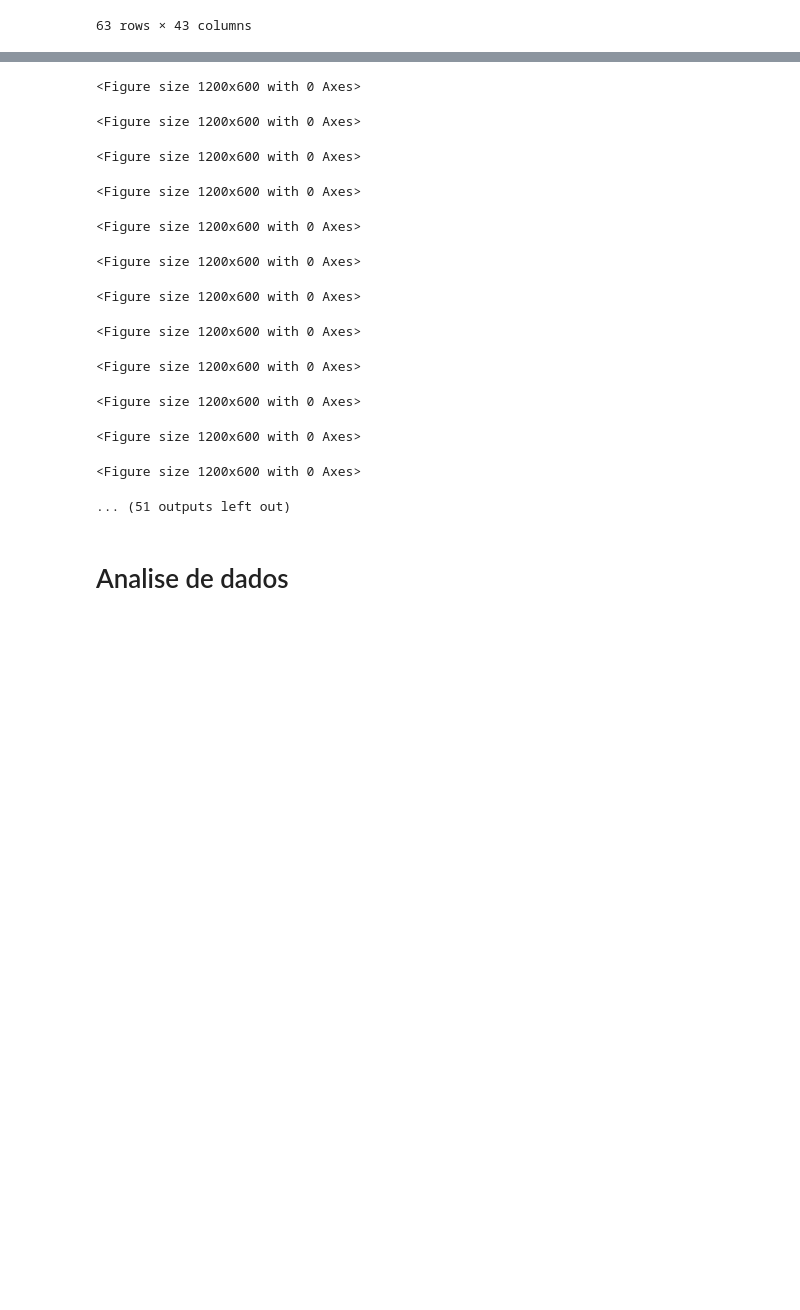
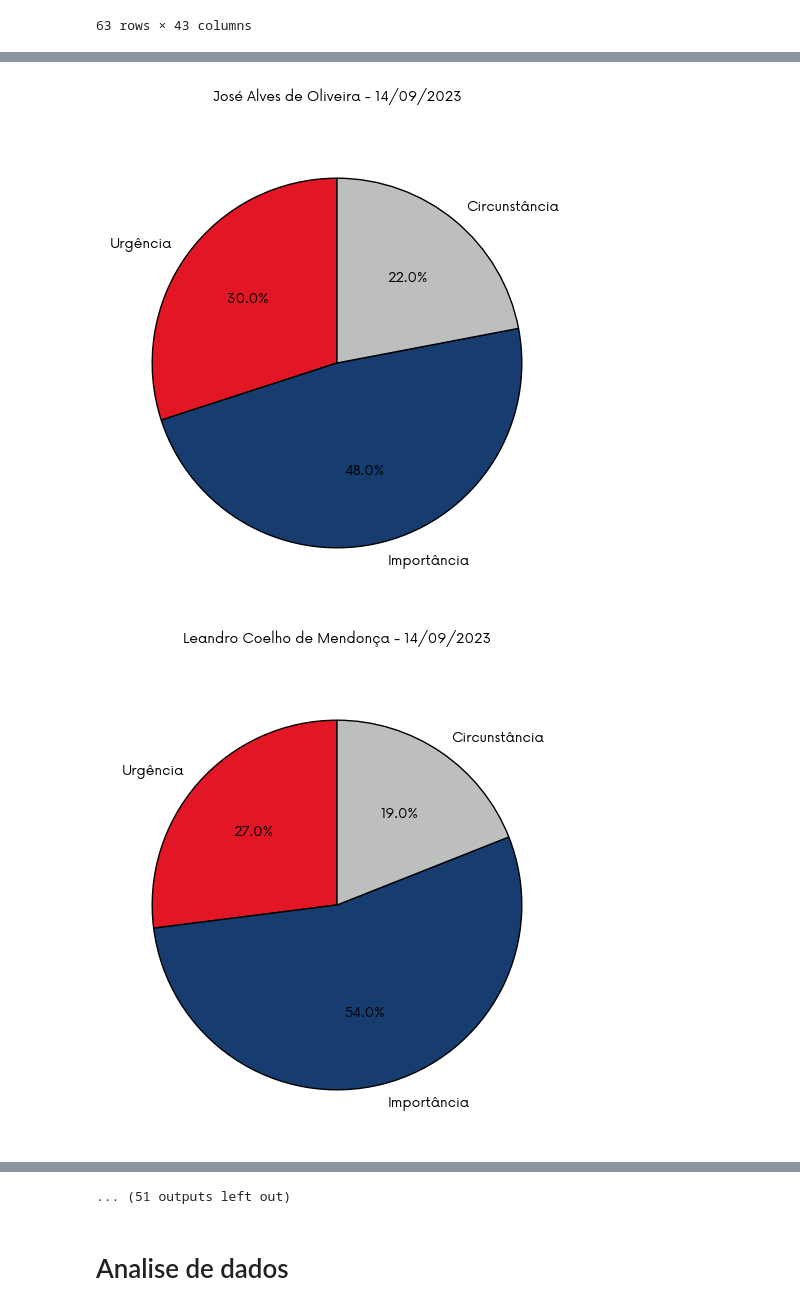
Before and after one commit to Parelho/sitka_bn_analise_de_dados, a Jupyter notebook: analise/códigos.ipynb, the cells around one changed output, grey strips where cells are left out. Cells and saved outputs as stored; diff of their text form; code cells hidden in the pictures; blank space fills up the shorter version.

Commit message:
imagem solo colocada em um pdf

```diff
--- a/analise/códigos.ipynb
+++ b/analise/códigos.ipynb
@@ -135,27 +120,32 @@ for index, row in dados.iterrows():
 # %%
+import matplotlib.pyplot as plt
 import matplotlib.font_manager as fm
-import matplotlib.pyplot as plt
+from matplotlib.backends.backend_pdf import PdfPages
 import os
 
-# Replace 'GreatVibes-Regular.ttf' with the path to your custom TTF font file
 custom_font = fm.FontProperties(fname=os.path.join("Now-Regular.ttf"))
+
+pdf_pages = PdfPages("multiple_pie_charts.pdf")
 
 for index, row in dados.iterrows():
     valores_a = row[['perc_a_a', 'perc_a_b', 'perc_a_c']].values.flatten()
     valores_b = row[['perc_b_a', 'perc_b_b', 'perc_b_c']].values.flatten()
 
-    plt.figure(figsize=(12, 6))
+    fig, ax = plt.subplots(figsize=(12, 6))
 
-    wedges, texts, autotexts = plt.pie(valores_a, startangle=90, autopct='%1.1f%%', wedgeprops={'edgecolor': 'black'}, labels=("Urgência", "Importância", "Circunstância"), colors=["#E21625", "#173D70", "#BDBFBF"], textprops={'fontproperties': custom_font})
+    wedges, texts, autotexts = ax.pie(valores_a, startangle=90, autopct='%1.1f%%', wedgeprops={'edgecolor': 'black'}, labels=("Urgência", "Importância", "Circunstância"), colors=["#E21625", "#173D70", "#BDBFBF"], textprops={'fontproperties': custom_font})
 
     for autotext in autotexts:
-        autotext.set_fontproperties(custom_font)  # Set custom font for pie labels
+        autotext.set_fontproperties(custom_font)
 
     nome = row["nome"]
     subtitulo = row["data"]
-    plt.suptitle(f'{nome} - {subtitulo}', y=1.05, fontproperties=custom_font)  # Set custom font for the title
-    plt.tight_layout()
 
-    plt.savefig(f'{nome}_ale.png', dpi=300, bbox_inches='tight')
-    plt.clf()
+    ax.set_title(f'{nome} - {subtitulo}', y=1.05, fontproperties=custom_font)
+
+    pdf_pages.savefig(fig)
+
+pdf_pages.close()
 # %% [output]
+[figure, added]
+[figure, added]
@@ -162,16 +162,4 @@ for index, row in dados.iterrows():
-<Figure size 1200x600 with 0 Axes>
+... (51 outputs left out)
-<Figure size 1200x600 with 0 Axes>
-<Figure size 1200x600 with 0 Axes>
-<Figure size 1200x600 with 0 Axes>
-<Figure size 1200x600 with 0 Axes>
-<Figure size 1200x600 with 0 Axes>
-<Figure size 1200x600 with 0 Axes>
-<Figure size 1200x600 with 0 Axes>
-<Figure size 1200x600 with 0 Axes>
-<Figure size 1200x600 with 0 Axes>
-<Figure size 1200x600 with 0 Axes>
-<Figure size 1200x600 with 0 Axes>
-... (51 outputs left out)
 # %% [markdown]
 # Analise de dados
 # %%
```
Also changed, not shown: parts of 2 cells of this notebook, 1 other file.
